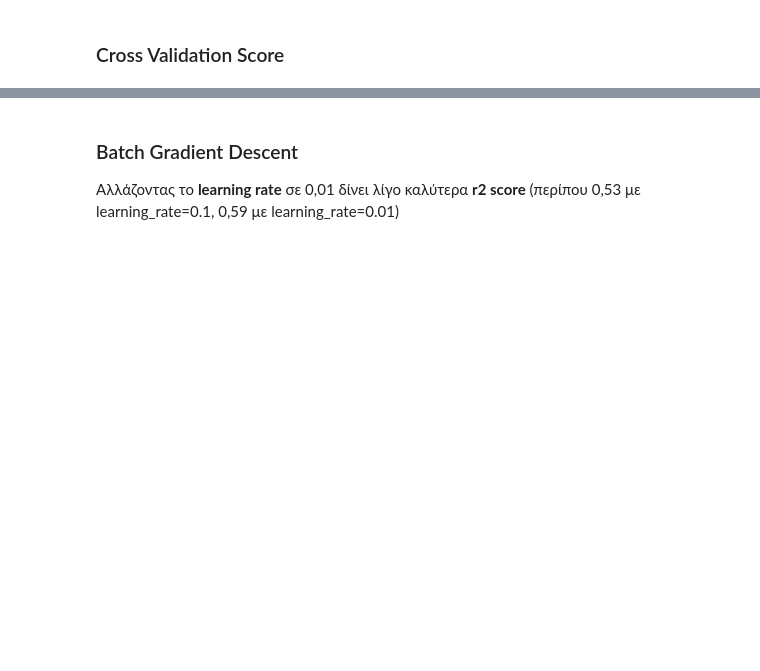
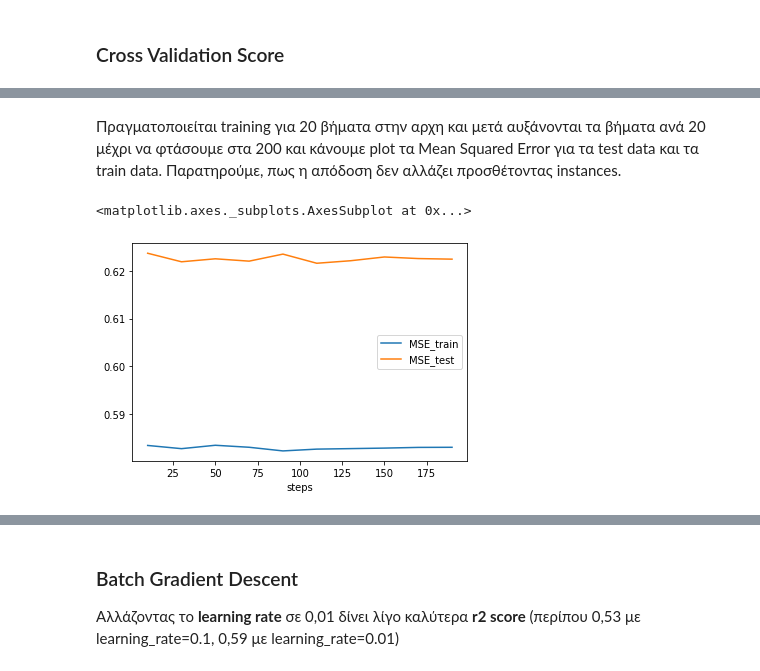
Before and after one commit to VasilisPoul/ys19-1, a Jupyter notebook: task_2.ipynb, the cells around one changed output, grey strips where cells are left out. Drawn from its saved outputs; the diff is of its cells as text; code cells hidden in the pictures; blank space fills up the shorter version.

```diff
--- a/task_2.ipynb
+++ b/task_2.ipynb
@@ -76,3 +72,26 @@ y_pred = reg.predict(X_test)
+# %% [markdown]
+ Πραγματοποιείται training για 20 βήματα στην αρχη και μετά αυξάνονται τα βήματα ανά 20 μέχρι να φτάσουμε στα 200 και κάνουμε plot τα Mean Squared Error για τα test data και τα train data. Παρατηρούμε, πως η απόδοση δεν αλλάζει προσθέτοντας instances.
+# %%
+MSE_test = []
+MSE_train = []
+for steps_num in range(0,1000,20):
+
+    reg =  SGDRegressor(loss='huber', max_iter=1000)
+    reg.fit(X_train, y_train)
+    MSE_test.append(mean_squared_error(y_test, reg.predict(X_test)))
+    MSE_train.append(mean_squared_error(y_train, reg.predict(X_train)))
+
+
+plot_data = {
+    'steps': list(range(10,200,20)),
+    'MSE_train' : MSE_train,
+    'MSE_test' : MSE_test
+}
+df = pd.DataFrame(plot_data, columns = ['steps', 'MSE_train', 'MSE_test'])
+df.plot(x="steps")
+# %% [output]
+<matplotlib.axes._subplots.AxesSubplot at 0x...>
+[figure, added]
 # %%
 r2_score(y_test, y_pred)
 # %% [output]
```
Also changed, not shown: parts of 21 cells of this notebook.
